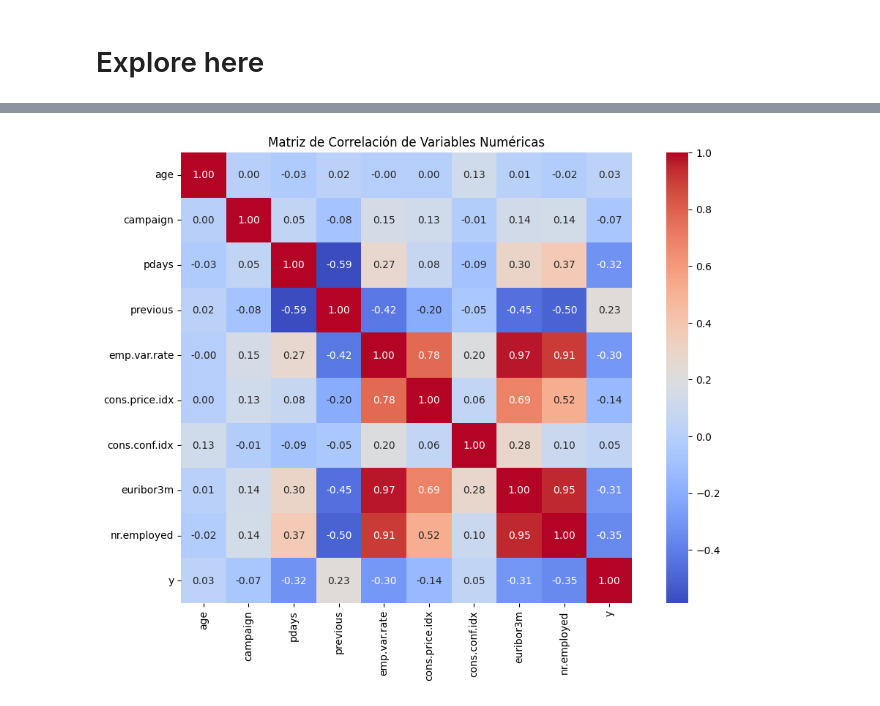
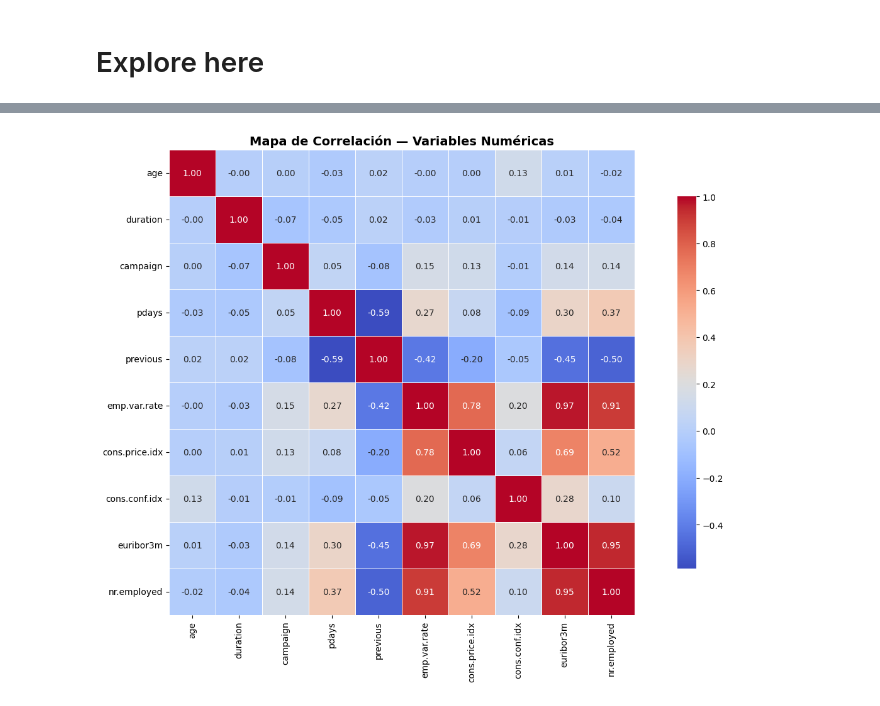
Before and after one commit to 4GeeksAcademy/regresion-logistica-brenda-campos, a Jupyter notebook: src/explore.ipynb, the cells around one changed output, grey strips where cells are left out. Cells and saved outputs as stored; diff of their text form; code cells hidden in the pictures.

Commit message:
project regresion ogistica brenda campos

```diff
--- a/src/explore.ipynb
+++ b/src/explore.ipynb
@@ -5,13 +65,7 @@ import pandas as pd
 import numpy as np
 import matplotlib.pyplot as plt
 import seaborn as sns
-from sklearn.model_selection import train_test_split
-from sklearn.preprocessing import StandardScaler, LabelEncoder
-from sklearn.linear_model import LogisticRegression
-from sklearn.metrics import classification_report, confusion_matrix, accuracy_score
+from sklearn.preprocessing import LabelEncoder
 
-url = "https://storage.googleapis.com/breathecode/project-files/bank-marketing-campaign-data.csv"
-df = pd.read_csv(url, sep=';')
-
-print(df.head())
-print(df.info())
+# Estilo general de los gráficos
+plt.rcParams['figure.figsize'] = (12, 5)
@@ -129,0 +72,10 @@ plt.show()
+# %%
+# Separamos columnas numéricas y categóricas
+numericas = df.select_dtypes(include=['int64', 'float64']).columns.tolist()
+categoricas = df.select_dtypes(include=['object']).columns.tolist()
+
+print("🔢 Variables NUMÉRICAS:")
+print(numericas)
+
+print("\n🔤 Variables CATEGÓRICAS:")
+print(categoricas)
@@ -130,9 +162,21 @@ plt.show()
 # %%
-numeric_df = df.select_dtypes(include=[np.number])
+plt.figure(figsize=(14, 9))
 
-plt.figure(figsize=(12, 8))
-sns.heatmap(numeric_df.corr(), annot=True, fmt=".2f", cmap='coolwarm', square=True)
-plt.title('Matriz de Correlación de Variables Numéricas')
+correlacion = df[numericas].corr()
+
+sns.heatmap(
+    correlacion,
+    annot=True,
+    fmt='.2f',
+    cmap='coolwarm',
+    linewidths=0.5,
+    linecolor='white',
+    square=True,
+    cbar_kws={'shrink': 0.8}
+)
+
+plt.title('Mapa de Correlación — Variables Numéricas', fontsize=14, fontweight='bold')
+plt.tight_layout()
 plt.show()
 # %% [output]
-[figure, old version]
+[figure, new version]
```
Also changed, not shown: parts of 26 cells of this notebook, 1 other file.
